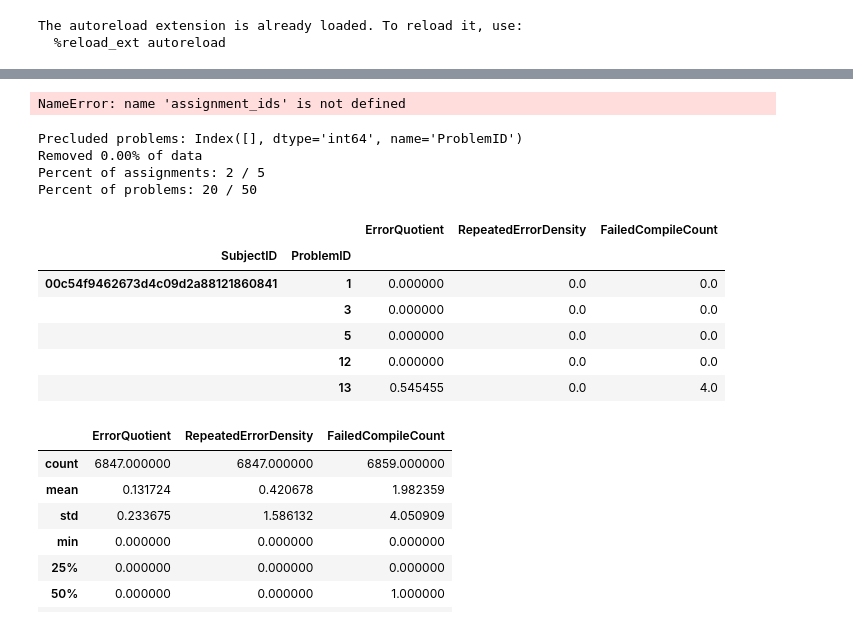
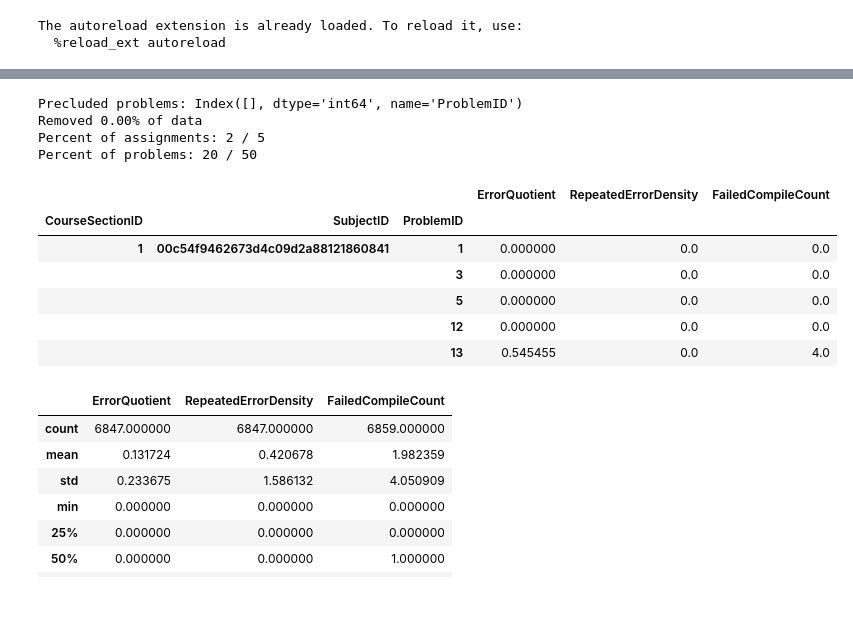
Before and after one commit to CSSPLICE/ProgSnapToolkit, a Jupyter notebook: src/examples/extract_features.ipynb, the cells around one changed output, grey strips where cells are left out. Cells and saved outputs as stored; diff of their text form; code cells hidden in the pictures.

```diff
--- a/src/examples/extract_features.ipynb
+++ b/src/examples/extract_features.ipynb
@@ -217,15 +187,7 @@ if Cols.AssignmentID in main_table.columns:
 # %%
-if start_time is not None:
-    main_table = main_table[main_table[timestamp_col] >= start_time]
-if end_time is not None:
-    main_table = main_table[main_table[timestamp_col] <= end_time]
+if config.start_time is not None:
+    main_table = main_table[main_table[timestamp_col] >= config.start_time]
+if config.end_time is not None:
+    main_table = main_table[main_table[timestamp_col] <= config.end_time]
-# %%
-if "X-ClassID" in main_table.columns:
-    class_counts = main_table["X-ClassID"].value_counts()
-    print(class_counts)
-    min_count = 1000
-    invalid_class_ids = class_counts[class_counts < min_count].index
-    print(f"Removing classes with less than {min_count} submissions: {invalid_class_ids}")
-    main_table = main_table[~main_table["X-ClassID"].isin(invalid_class_ids) & ~main_table["X-ClassID"].isna()]
 # %%
 assignment_col = Cols.AssignmentID if Cols.AssignmentID in main_table.columns else problem_id_col
@@ -330,9 +253,4 @@ dtype: float64
 [figure]
-# %%
-if assignment_ids is not None:
-    data_subset = data_subset[data_subset[Cols.AssignmentID].isin(assignment_ids)]
-# %% [output]
-NameError: name 'assignment_ids' is not defined
 # %%
 precluded_problems = problem_percentages[problem_percentages < 0.5].index
 len_before = len(data_subset)
@@ -350,25 +268,27 @@ Removed 0.00% of data
 Percent of assignments: 2 / 5
 Percent of problems: 20 / 50
 # %%
-grouping_cols = ["X-ClassID", Cols.TermID, Cols.SubjectID, problem_id_col]
+# We want to analyze each student's attempt at each problem, and we also
+# want to analyze data separately from each course section.
+grouping_cols = [Cols.CourseSectionID, Cols.TermID, Cols.SubjectID, problem_id_col]
 grouping_cols = [col for col in grouping_cols if col in main_table.columns]
 # %%
 from analytics.metrics.errors import ErrorMetrics
 
 error_results = None
 
 error_metrics = ErrorMetrics(True,
-                             compile_message_type_column=compile_error_type_column,
-                             compile_event=compile_event,
-                             compile_error_event=compile_error_event)
+                             compile_message_type_column=config.compile_error_type_column,
+                             compile_event=config.compile_event,
+                             compile_error_event=config.compile_error_event)
 
 error_results = data_subset.groupby(grouping_cols).apply(error_metrics.calculate)
 error_results.head()
 # %% [output]
-|  |  | ErrorQuotient | RepeatedErrorDensity | FailedCompileCount |
-| SubjectID | ProblemID |  |  |  |
-| 00c54f9462673d4c09d2a88121860841 | 1 | 0.000000 | 0.0 | 0.0 |
-|  | 3 | 0.000000 | 0.0 | 0.0 |
-|  | 5 | 0.000000 | 0.0 | 0.0 |
-|  | 12 | 0.000000 | 0.0 | 0.0 |
-|  | 13 | 0.545455 | 0.0 | 4.0 |
+|  |  |  | ErrorQuotient | RepeatedErrorDensity | FailedCompileCount |
+| CourseSectionID | SubjectID | ProblemID |  |  |  |
+| 1 | 00c54f9462673d4c09d2a88121860841 | 1 | 0.000000 | 0.0 | 0.0 |
+|  |  | 3 | 0.000000 | 0.0 | 0.0 |
+|  |  | 5 | 0.000000 | 0.0 | 0.0 |
+|  |  | 12 | 0.000000 | 0.0 | 0.0 |
+|  |  | 13 | 0.545455 | 0.0 | 4.0 |
```
Also changed, not shown: parts of 45 cells of this notebook, 15 other files.
